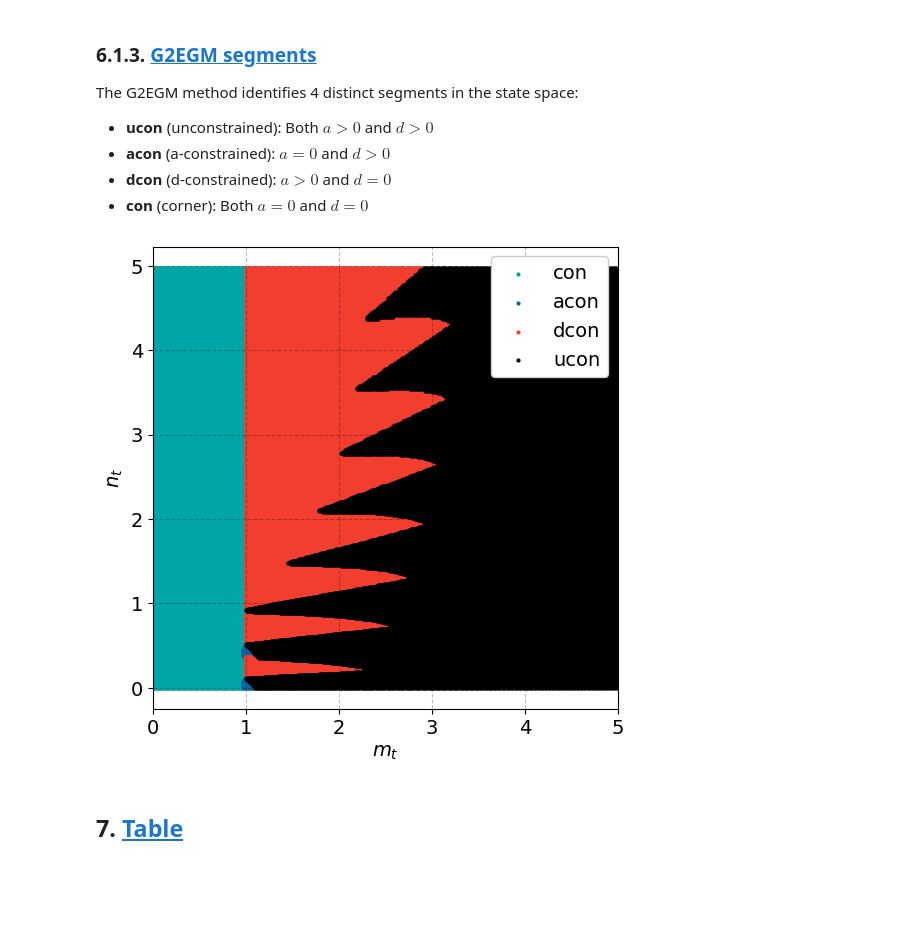
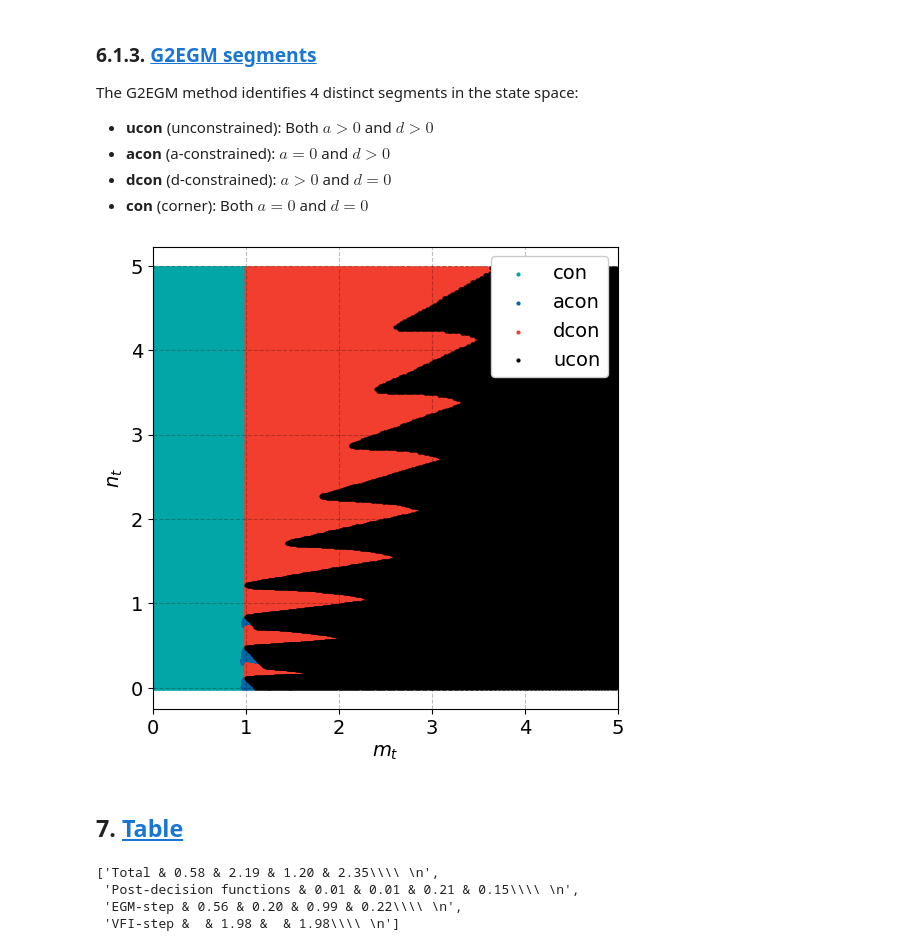
Before and after one commit to alanlujan91/ConsumptionSavingNotebooks, a Jupyter notebook: 03. G2EGM/01. G2EGM vs NEGM.ipynb, the cells around one changed output. Saved outputs shown, nothing was run; the diff lists cells and outputs as text; code cells hidden in the pictures; blank space fills up the shorter version.

```diff
--- a/03. G2EGM/01. G2EGM vs NEGM.ipynb
+++ b/03. G2EGM/01. G2EGM vs NEGM.ipynb
@@ -139,9 +140,9 @@ The G2EGM method identifies 4 distinct segments in the state space:
 - **con** (corner): Both $a=0$ and $d=0$
 # %%
 # Visualize which segment is optimal at each state point
-figs.segments(model_G2EGM, t=5)
+figs.segments(model_G2EGM, t=0)
 # %% [output]
-[figure, old version]
+[figure, new version]
 # %% [markdown]
 ## 7. <a id='toc7_'></a>[Table](#toc0_)
 # %%
@@ -204,3 +205,10 @@ lines.append(txt)
 
 with open(f'tabs_timings{postfix}.tex', 'w') as txtfile:
     txtfile.writelines(lines)
+# %%
+lines
+# %% [output]
+['Total & 0.58 & 2.19 & 1.20 & 2.35\\\\ \n',
+ 'Post-decision functions & 0.01 & 0.01 & 0.21 & 0.15\\\\ \n',
+ 'EGM-step & 0.56 & 0.20 & 0.99 & 0.22\\\\ \n',
+ 'VFI-step &  & 1.98 &  & 1.98\\\\ \n']
```
Also changed, not shown: parts of 6 cells of this notebook, 11 other files.
